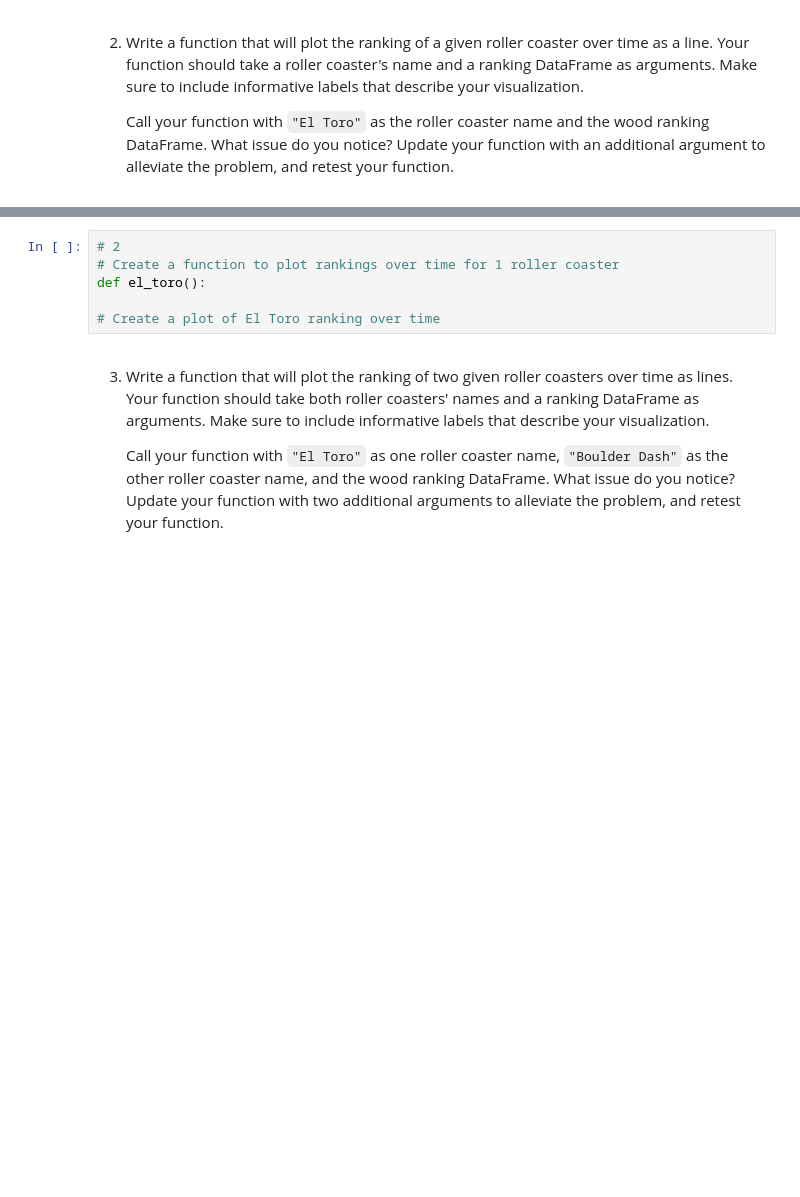
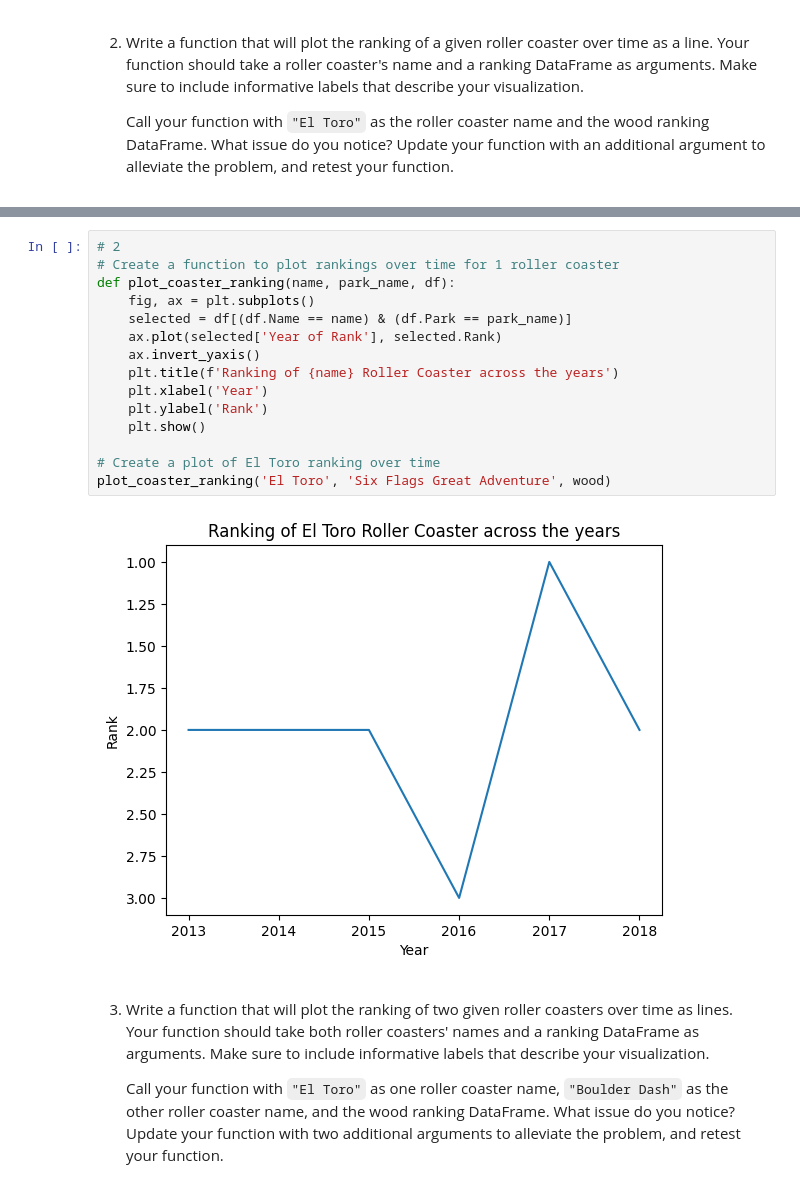
Before and after one commit to tylershienlim/cc-matplotlib-challenges, a Jupyter notebook: Roller Coaster.ipynb, the cells around one changed output, grey strips where cells are left out. Saved outputs shown, nothing was run; the diff lists cells and outputs as text; blank space fills up the shorter version.

```diff
--- a/Roller Coaster.ipynb
+++ b/Roller Coaster.ipynb
@@ -52,9 +64,20 @@ steel.head()
 # %%
 # 2
 # Create a function to plot rankings over time for 1 roller coaster
-def el_toro():
+def plot_coaster_ranking(name, park_name, df):
+    fig, ax = plt.subplots()
+    selected = df[(df.Name == name) & (df.Park == park_name)]
+    ax.plot(selected['Year of Rank'], selected.Rank)
+    ax.invert_yaxis()
+    plt.title(f'Ranking of {name} Roller Coaster across the years')
+    plt.xlabel('Year')
+    plt.ylabel('Rank')
+    plt.show()
 
 # Create a plot of El Toro ranking over time
+plot_coaster_ranking('El Toro', 'Six Flags Great Adventure', wood)
+# %% [output]
+[figure, added]
 # %% [markdown]
 3. Write a function that will plot the ranking of two given roller coasters over time as lines. Your function should take both roller coasters' names and a ranking DataFrame as arguments. Make sure to include informative labels that describe your visualization.
 
```
Also changed, not shown: parts of 17 cells of this notebook.
